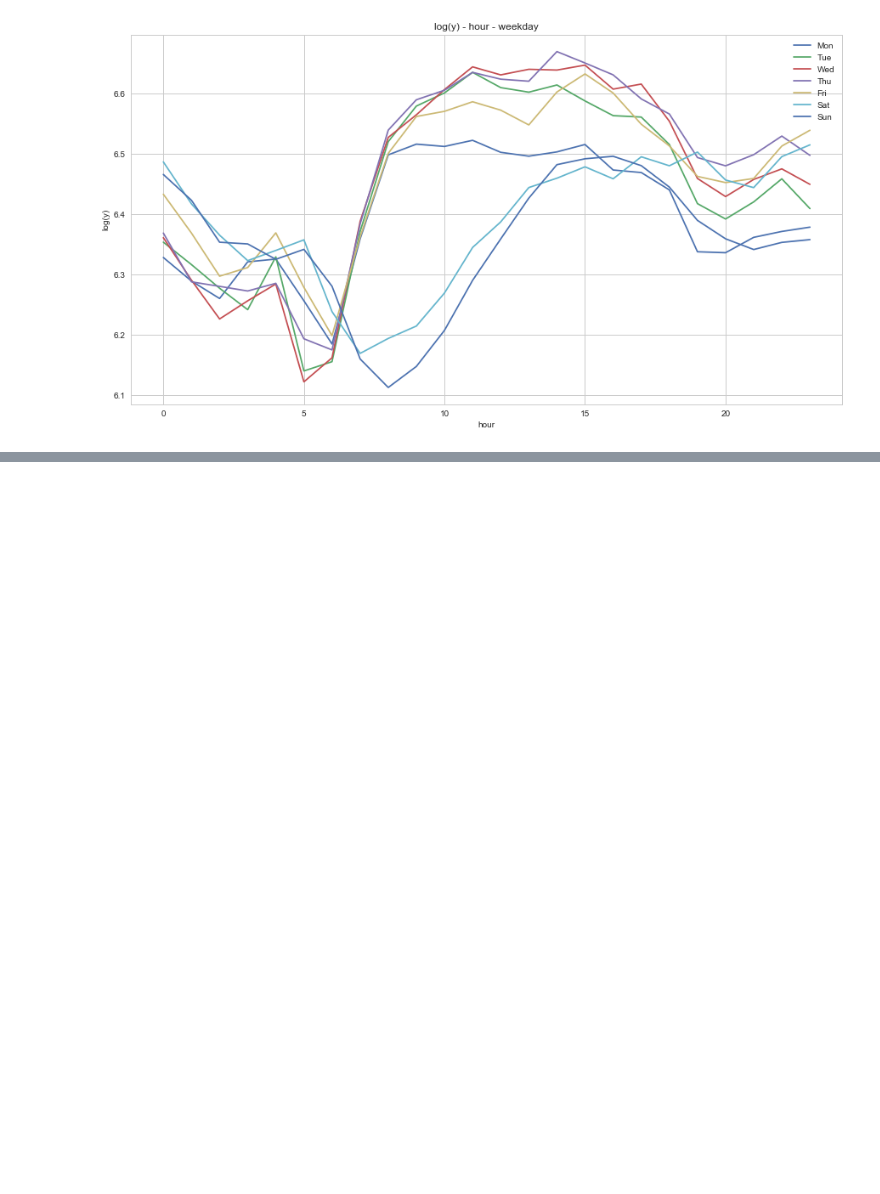
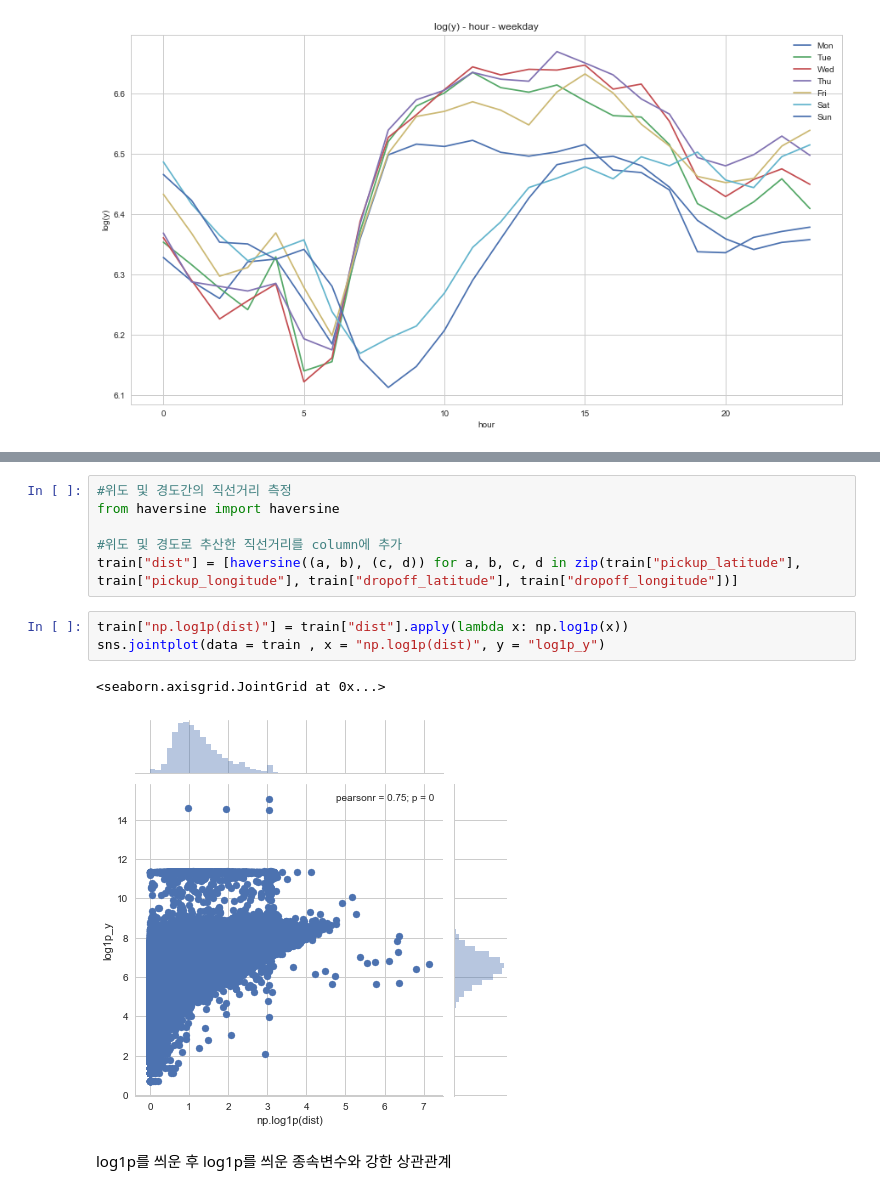
Before and after one commit to KANG91/dss-project-taxi, a Jupyter notebook: Kang/after_project_EDA.ipynb, the cells around one changed output, grey strips where cells are left out. Cells and saved outputs as stored; diff of their text form; blank space fills up the shorter version.

```diff
--- a/Kang/after_project_EDA.ipynb
+++ b/Kang/after_project_EDA.ipynb
@@ -218,0 +256,14 @@ plt.show()
+# %%
+#위도 및 경도간의 직선거리 측정
+from haversine import haversine
+
+#위도 및 경도로 추산한 직선거리를 column에 추가
+train["dist"] = [haversine((a, b), (c, d)) for a, b, c, d in zip(train["pickup_latitude"], train["pickup_longitude"], train["dropoff_latitude"], train["dropoff_longitude"])]
+# %%
+train["np.log1p(dist)"] = train["dist"].apply(lambda x: np.log1p(x))
+sns.jointplot(data = train , x = "np.log1p(dist)", y = "log1p_y")
+# %% [output]
+<seaborn.axisgrid.JointGrid at 0x...>
+[figure, added]
+# %% [markdown]
+log1p를 씌운 후 log1p를 씌운 종속변수와 강한 상관관계
```
Also changed, not shown: parts of 36 cells of this notebook.
